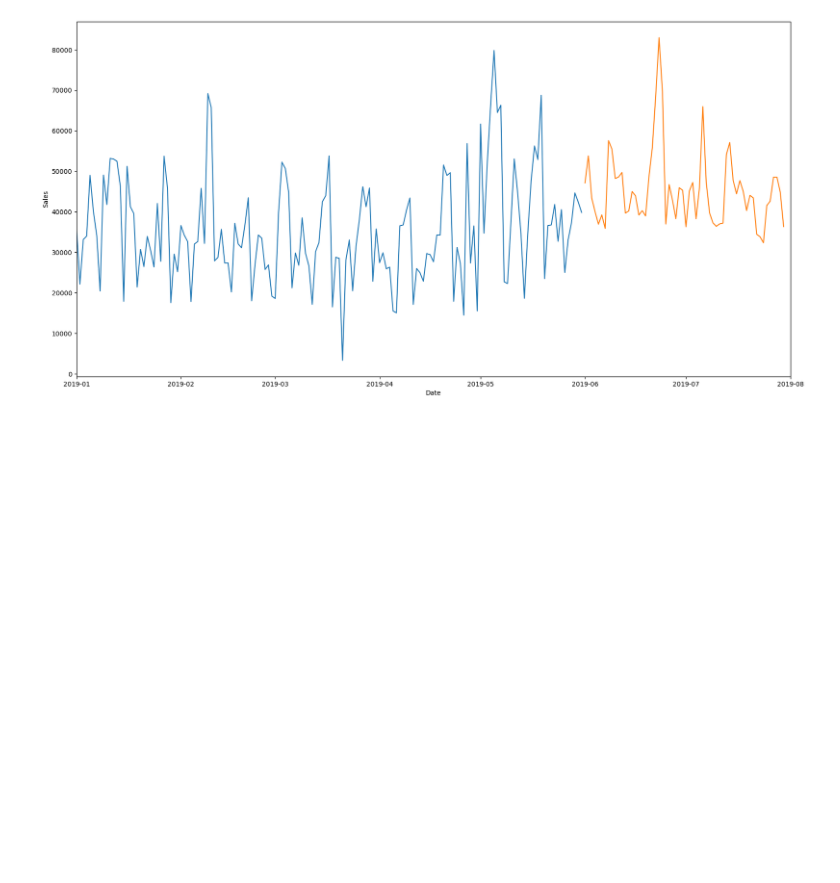
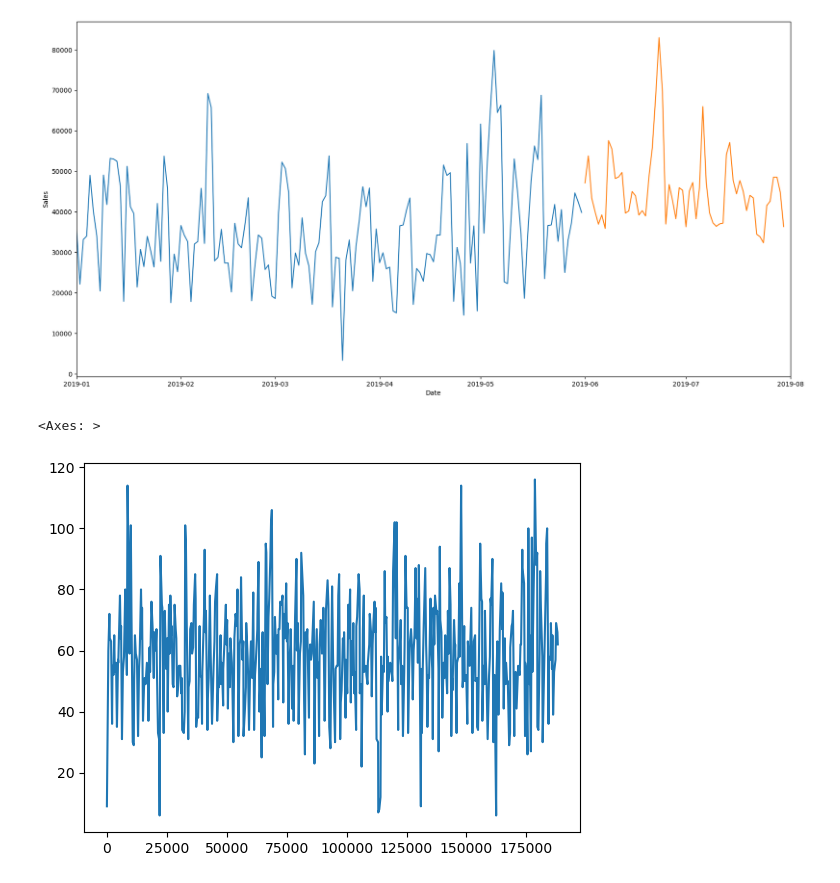
Before and after one commit to gautamnaik1994/SalesForecasting_ML_CaseStudy, a Jupyter notebook: notebooks/modelling/05.MLAlgo_RecursiveForecasting.ipynb, the cells around one changed output. Saved outputs shown, nothing was run; the diff lists cells and outputs as text; code cells hidden in the pictures; blank space fills up the shorter version.

```diff
--- a/notebooks/modelling/05.MLAlgo_RecursiveForecasting.ipynb
+++ b/notebooks/modelling/05.MLAlgo_RecursiveForecasting.ipynb
@@ -448,2 +450,7 @@ train_data[train_data['Date'] >= pd.to_datetime(first_forecast_date) - pd.Timede
 # %%
 test_data[test_data['Date'] <= pd.to_datetime(first_forecast_date) + pd.Timedelta('30 days')].to_parquet('../../deploy/data/test_data.parquet')
+# %%
+train_data[train_data["Store_id"]==1]["Orders"].plot()
+# %% [output]
+<Axes: >
+[figure, added]
```
Also changed, not shown: parts of 1 cell of this notebook, 5 other files.
